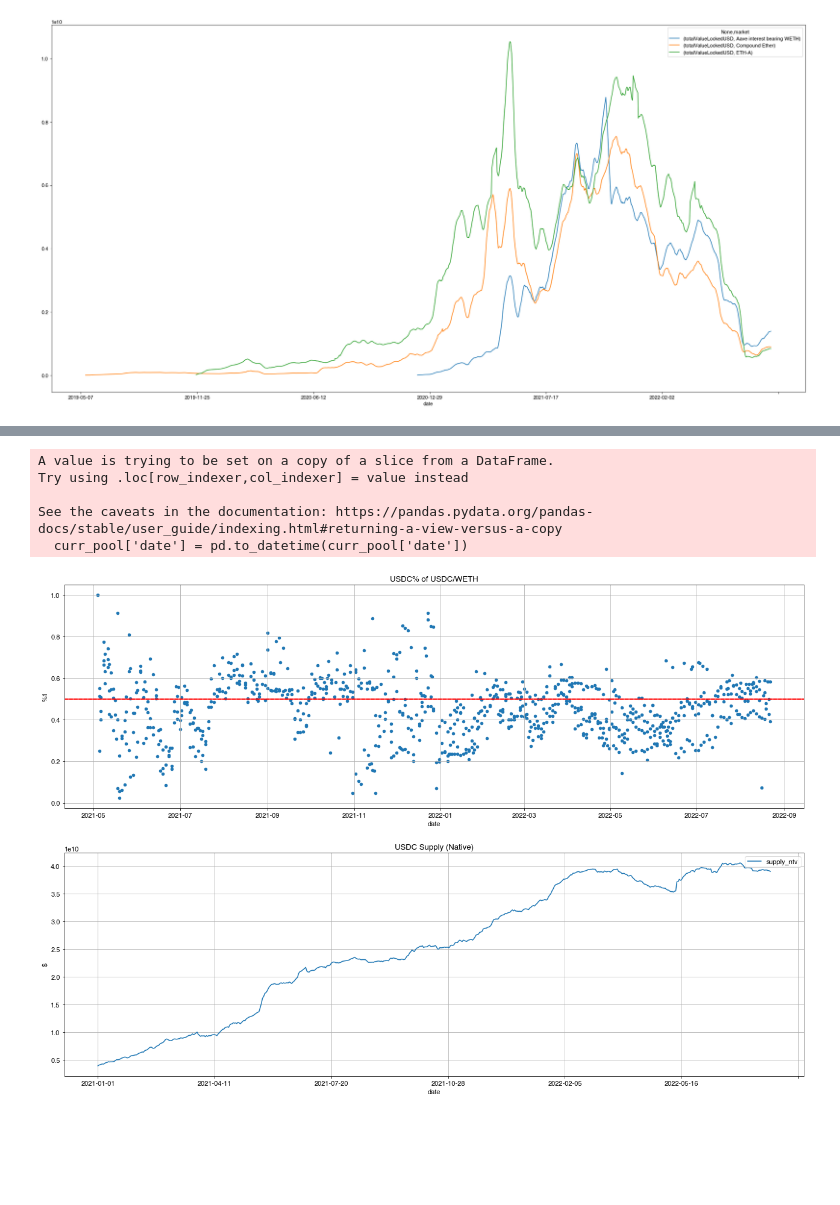
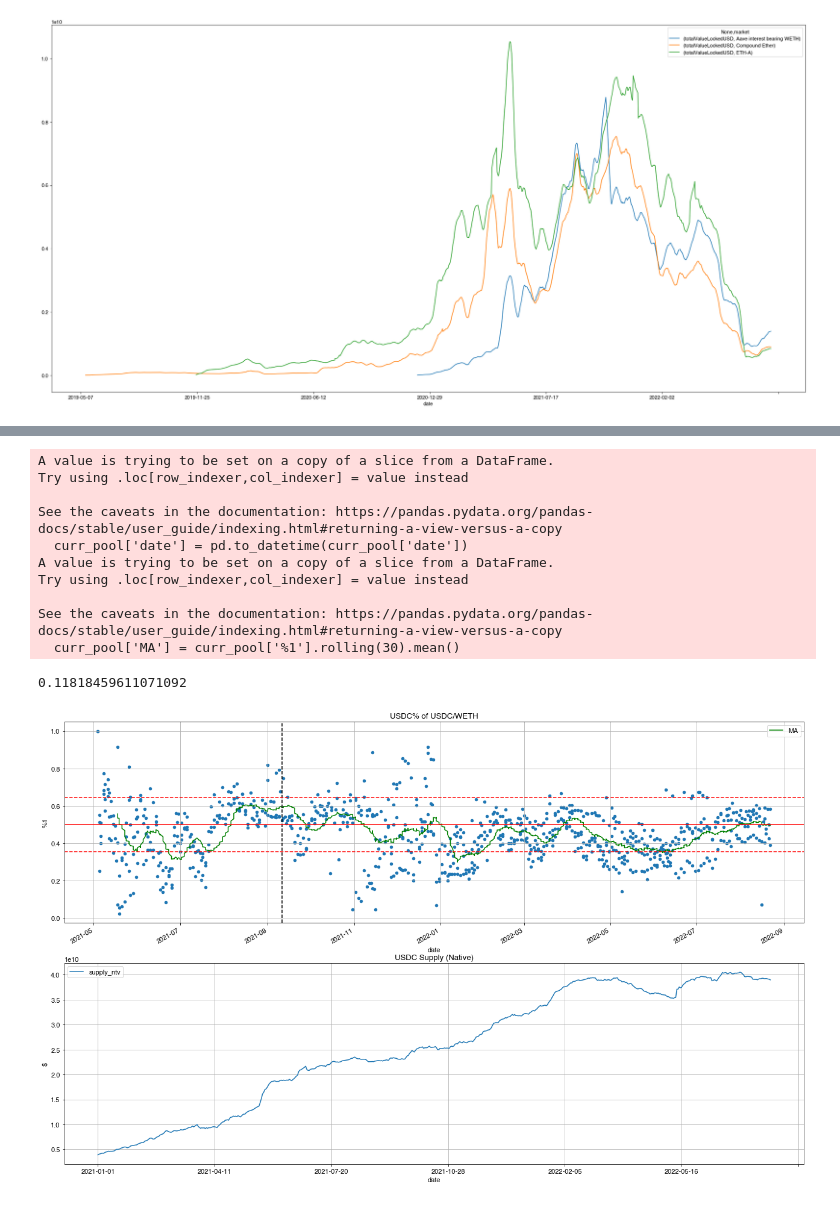
Before and after one commit to keroshanpillay/Stablecoin-Data-Project, a Jupyter notebook: Code/Historical_Analysis_V1.ipynb, the cells around one changed output, grey strips where cells are left out. Drawn from its saved outputs; the diff is of its cells as text; code cells hidden in the pictures; blank space fills up the shorter version.

```diff
--- a/Code/Historical_Analysis_V1.ipynb
+++ b/Code/Historical_Analysis_V1.ipynb
@@ -23,7 +26,7 @@ plt.rc('font', **font)
 # %%
 #CSV Import
 dex_df = pd.read_csv('https://raw.githubusercontent.com/keroshanpillay/Stablecoin-Data-Project/master/Final_Data/dex_data.csv', low_memory=False)
-dex_df['date'] = pd.to_datetime(dex_df['date'], '%Y-%m-%d')
+#dex_df['date'] = pd.to_datetime(dex_df['date'], '%Y-%m-%d')
 stable_df = pd.read_csv('https://raw.githubusercontent.com/keroshanpillay/Stablecoin-Data-Project/master/Final_Data/stable_onchain_data_2021_July2022.csv', low_memory = False)
 lend_df = pd.read_csv('https://raw.githubusercontent.com/keroshanpillay/Stablecoin-Data-Project/master/Final_Data/lend_df.csv', low_memory = False)
 stable_df = stable_df.sort_values(by=["date"])
@@ -55,9 +48,0 @@ stable_df
-# %%
-dex_df['date'] = pd.to_datetime(dex_df['date'], '%Y-%m-%d')
-
-#stable_date_array = stable_df['date']
-#finished_dates = [datetime.today()]*len(stable_date_array)
-#for k in range(len(stable_date_array)):
-#    finished_dates[k] = datetime.strptime(stable_date_array[k])
-
-#stable_df['date'] = finished_dates
@@ -66,3 +49,7 @@ AssertionError:
+# %%
+dex_df['%1'] = dex_df['token_1_balance']/dex_df['TVL']
+dex_df['error 1'] = abs(dex_df['%1']-0.5)
+dex_df['%2'] = dex_df['token_2_balance']/dex_df['TVL']
 # %%
 #Data Points to plot
 # - Velocity[X], TVL[ ], utilization[ ], supply[X]
@@ -517,49 +573,50 @@ curr_pool = dex_df[(dex_df['protocol']=='Uniswap')&
                    (dex_df['pool_name']=='USDC/WETH') &
                    (dex_df['chain']=='Ethereum') &
                    (dex_df['protocol_version']=='V3')]
 
 start_dt = '2021-01-01'
 end_dt = '2022-07-31'
 
 curr_pool['date'] = pd.to_datetime(curr_pool['date'])
-#curr_pool = concat_data(curr_pool, start_dt, end_dt)
-#curr_pool['date'] = curr_pool.date.dt.date
-#curr_pool = curr_pool.dropna()
-#print(curr_pool)
+error_std = np.std(curr_pool['%1'])
 
 token_1 = curr_pool['token_1'].iloc[50]
 token_2 = curr_pool['token_2'].iloc[50]
 chain = curr_pool['chain'].iloc[50]
 
 curr_token = stable_df.loc[(stable_df['token']==token_1)
                           & (stable_df['chain']==chain.lower())]
-#date_array = pd.date_range('2021-01-01', '2022-07-31')
-#date_array = date_array.map(lambda t: t.strftime('%Y-%m-%d'))
-#curr_token['date'] = date_array
-#curr_token = curr_token.dropna()
+
 curr_token = concat_data(curr_token, start_dt, end_dt)
 
 fig, (ax1, ax2) = plt.subplots(2, figsize = (22,30))
 
 curr_pool.plot.scatter(x = 'date', y= '%1', ax = ax1,  figsize = (22,15), title = (token_1 + "% of "+ token_1 + '/' + token_2))
+curr_pool['MA'] = curr_pool['%1'].rolling(30).mean()
+curr_pool.plot(x = 'date', y= 'MA', ax = ax1, c = 'g')
+
+#ax1.axvline(x = datetime(2021,5,11), color = 'black', linestyle = '--')
+ax1.axvline(x = datetime(2021,9,11), color = 'black', linestyle = '--')
+
 ax1.axhline(y = 0.5, color = 'r', linestyle = '-')
-ax1.axhline(y = 0.5005, color = 'r', linestyle = '--')
-ax1.axhline(y = 0.4995, color = 'r', linestyle = '--')
-#ax1.axvline(x = datetime(2022,2,1), color = 'g', linestyle = '--')
-#ax1.axvline(x = datetime(2022,4,1), color = 'g', linestyle = '--')
+ax1.axhline(y = 0.5+error_std, color = 'r', linestyle = '--')
+ax1.axhline(y = 0.5-error_std, color = 'r', linestyle = '--')
+
 ax1.grid()
-#start_date = datetime(2021, 3, 2)
-#end_date = datetime(2021, 3, 5)
-#ax1.set_xlim([start_dt, end_dt])
+
 curr_token.plot(x = 'date', y = 'supply_ntv', figsize = (22,15), ax = ax2, title = token_1 + ' Supply (Native)', ylabel = '$')
 ax2.grid()
-#ax2.axvline(x = datetime(2022,4,1), color = 'g', linestyle = '--')
-#ax2.axvline(x = datetime(2022,2,1), color = 'g', linestyle = '--')
-#ax2.axhline(y = 1.5e9, color = 'r', linestyle = '--')
+print(np.mean(curr_pool['error 1']))
 # %% [output]
 A value is trying to be set on a copy of a slice from a DataFrame.
 Try using .loc[row_indexer,col_indexer] = value instead
 
 See the caveats in the documentation: https://pandas.pydata.org/pandas-docs/stable/user_guide/indexing.html#returning-a-view-versus-a-copy
   curr_pool['date'] = pd.to_datetime(curr_pool['date'])
+A value is trying to be set on a copy of a slice from a DataFrame.
+Try using .loc[row_indexer,col_indexer] = value instead
+
+See the caveats in the documentation: https://pandas.pydata.org/pandas-docs/stable/user_guide/indexing.html#returning-a-view-versus-a-copy
+  curr_pool['MA'] = curr_pool['%1'].rolling(30).mean()
+0.11818459611071092
-[figure, old version]
+[figure, new version]
```
Also changed, not shown: parts of 37 cells of this notebook, 4 other files.
